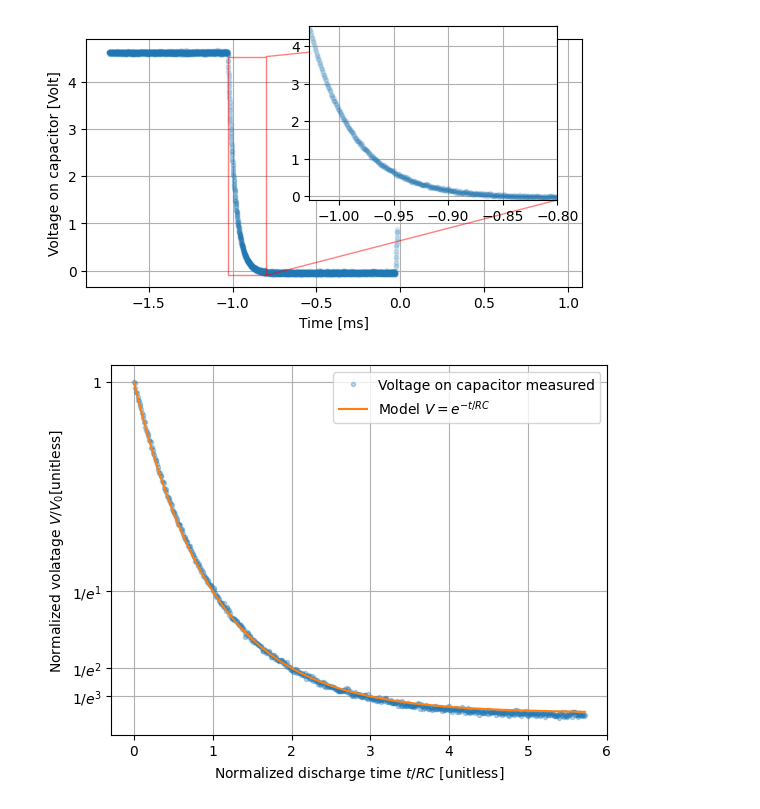
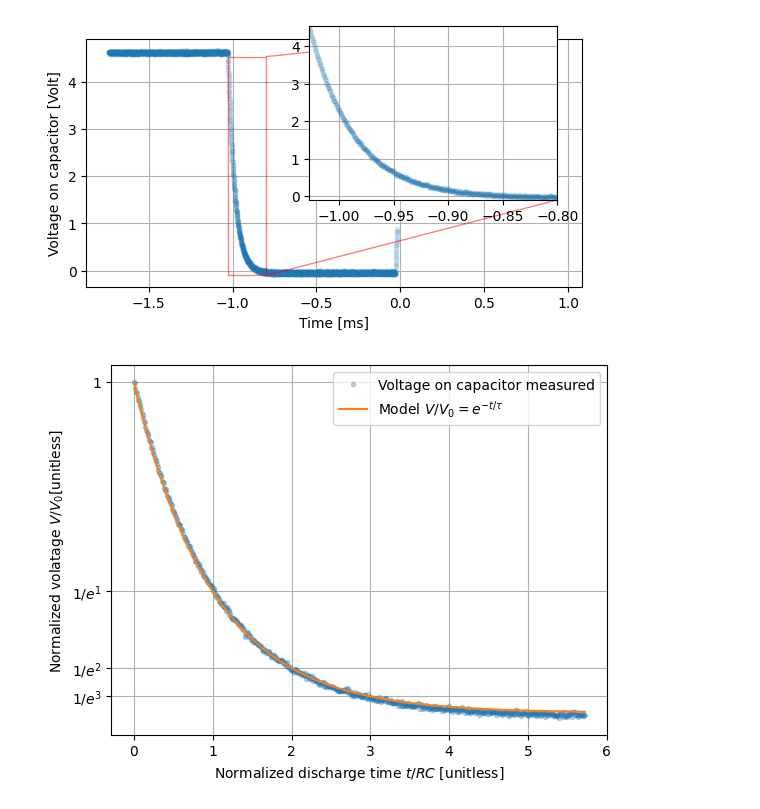
Before and after one commit to tphlabs/python_workshop, a Jupyter notebook: plotting/c/Cpractice.ipynb, the cells around one changed output. Cells and saved outputs as stored; diff of their text form; code cells hidden in the pictures.

Commit message:
cdischargefit figure - label modified

```diff
--- a/plotting/c/Cpractice.ipynb
+++ b/plotting/c/Cpractice.ipynb
@@ -106,30 +106,30 @@ vu = v1 /  v1[0] # unitless
 # %%
 def func(t, tau):
     return np.exp(-t / tau)
 fig, ax = plt.subplots();
 popt, pcov = curve_fit(func, t1, vu)
 tau = popt[0]
 tau_err = np.sqrt(np.diag(pcov))[0]
 
 plt.plot(t1 / tau, vu, '.', alpha=0.3,
          label='Voltage on capacitor measured')
 plt.plot(t1 / tau, func(t1, tau),
-         label=r'Model $V=e^{-t/RC}$' )
+         label=r'Model $V/V_0 = e^{-t/\tau}$' )
 
 plt.xlabel('Normalized discharge time $t/RC$ [unitless]')
 plt.ylabel('Normalized volatage $V/V_0$[unitless] ')
 #plt.yscale('log')
 
 nticks= 4
 ticks = [np.exp(-i) for i in range(0, nticks)]
 labels =  [1] +  [rf'$1/e^{i}$' for i in range(1, nticks)]
 ax = plt.gca()
 ax.set_yticks(ticks)
 ax.set_yticklabels(labels)
 
 plt.yticks([np.exp(-i) for i in range(0,nticks)])
 plt.legend()
 plt.grid()
 fig.savefig('Cdischargefit.png')
 # %% [output]
-[figure, old version]
+[figure, new version]
```
